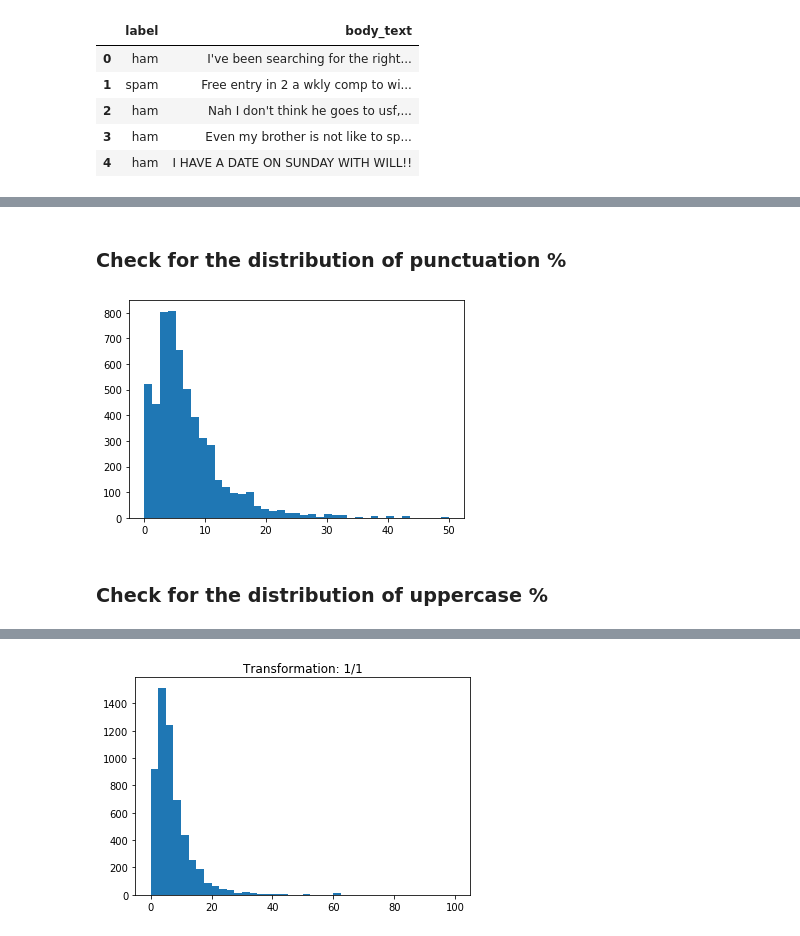
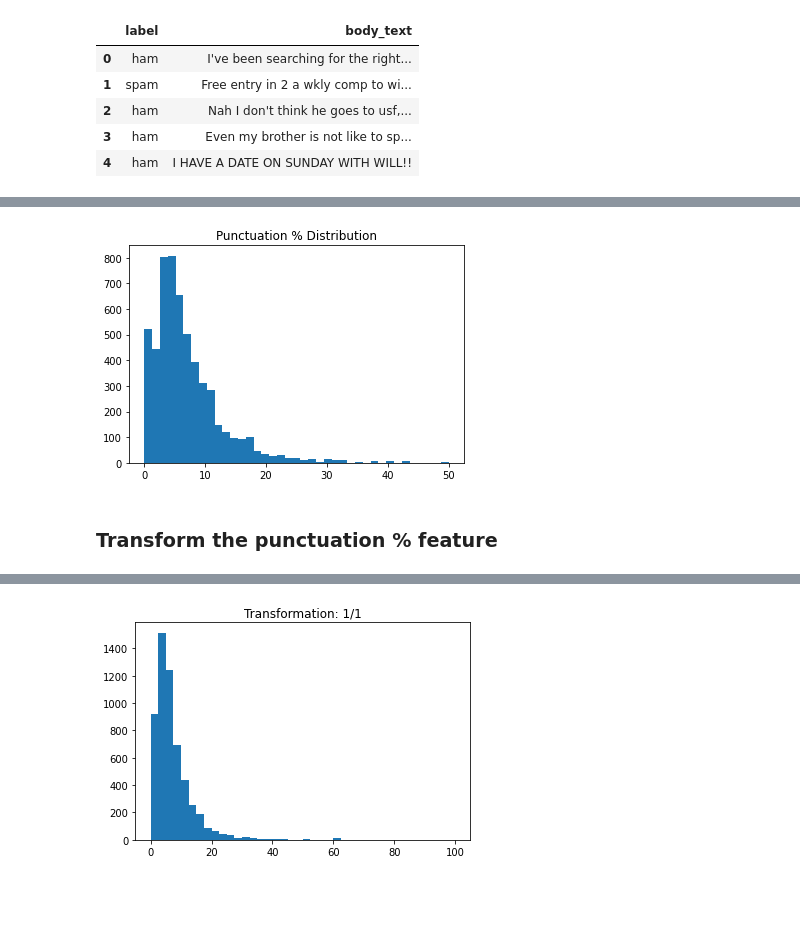
Before and after one commit to CodeInDna/Data-Science-Exercises, a Jupyter notebook: Natural_Language_Processing/NLP_with_Python/12_Feature_Transformation.ipynb, the cells around one changed output, grey strips where cells are left out. Saved outputs shown, nothing was run; the diff lists cells and outputs as text; code cells hidden in the pictures; blank space fills up the shorter version.

```diff
--- a/Natural_Language_Processing/NLP_with_Python/12_Feature_Transformation.ipynb
+++ b/Natural_Language_Processing/NLP_with_Python/12_Feature_Transformation.ipynb
@@ -70,9 +63,10 @@ plt.hist(data['body_len'], bins);
+# %%
+bins = np.linspace(0, 50, 40)
+
+plt.hist(data['punct%'], bins=bins)
+plt.title('Punctuation % Distribution')
+plt.show()
+# %% [output]
+[figure, added]
 # %% [markdown]
-### Check for the distribution of punctuation %
+### Transform the punctuation % feature
-# %%
-bins = np.linspace(0, 50, 40)
-plt.hist(data['punct%'], bins);
-# %% [output]
-[figure, removed]
-# %% [markdown]
-### Check for the distribution of uppercase %
```
Also changed, not shown: parts of 12 cells of this notebook, 2 other files.
